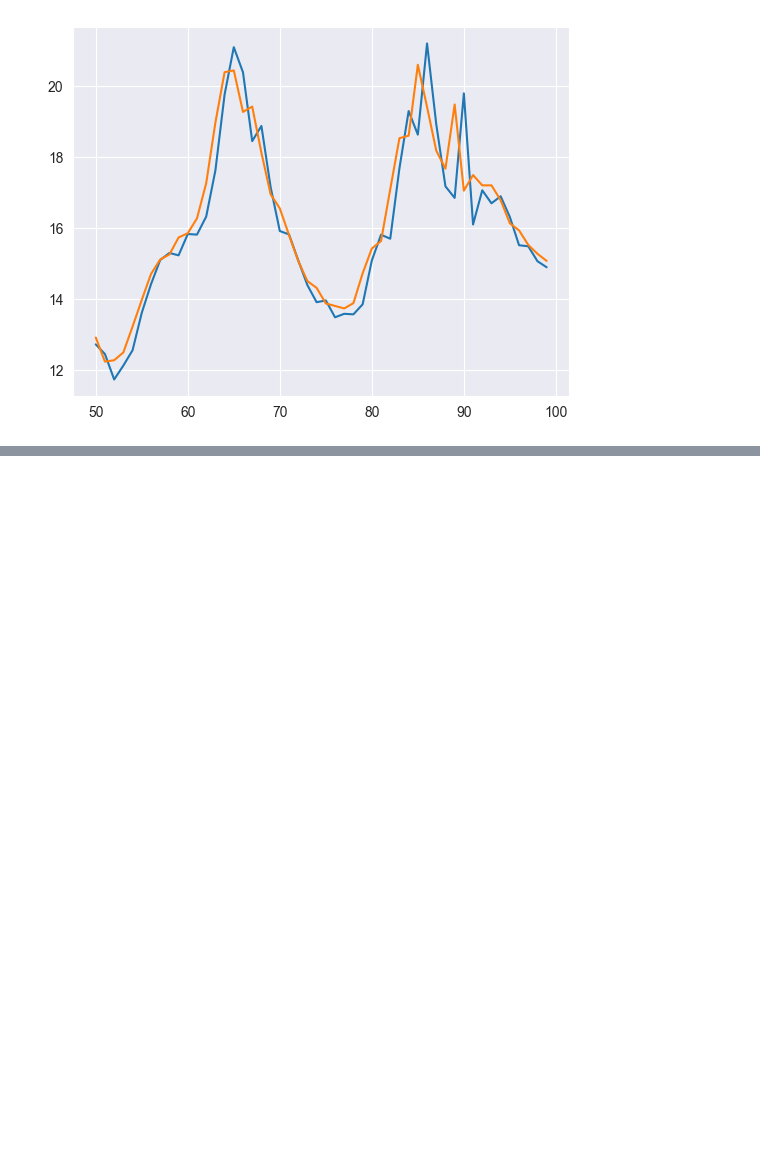
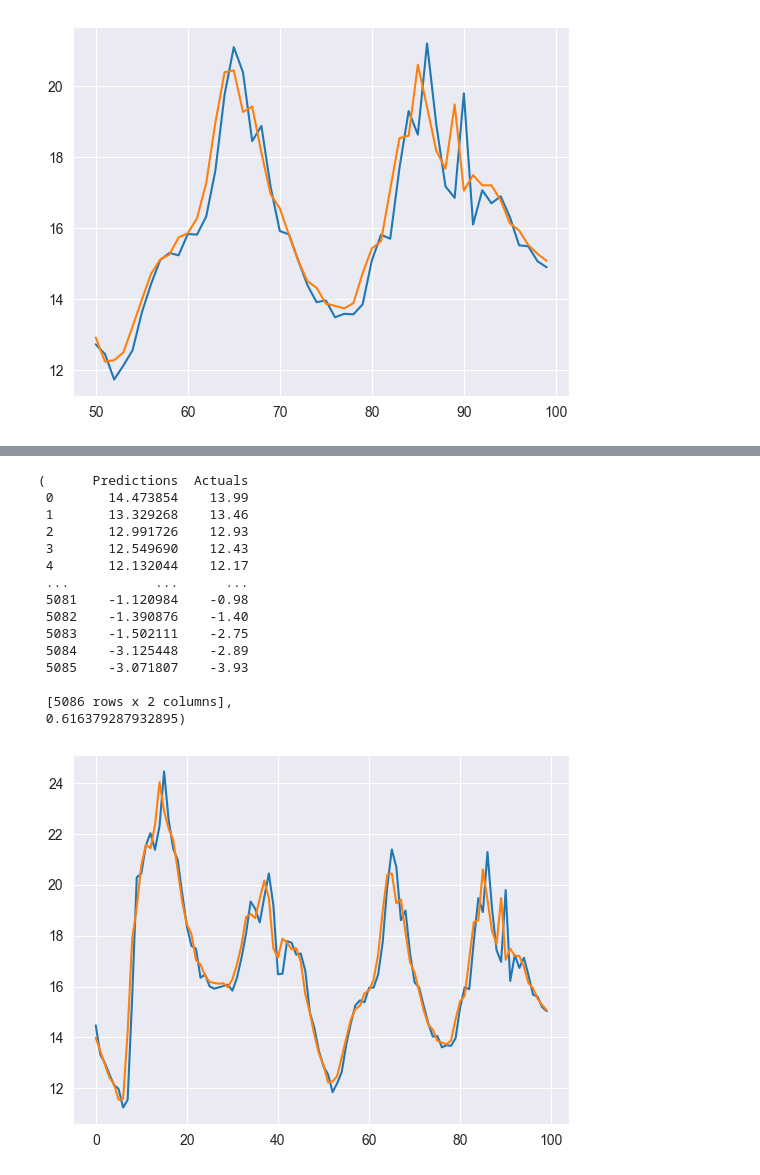
Before and after one commit to longwarriors/cumulativeAi, a Jupyter notebook: tutorials/GregHogg/LSTM_Time_Series_Forecasting.ipynb, the cells around one changed output, grey strips where cells are left out. Saved outputs shown, nothing was run; the diff lists cells and outputs as text; code cells hidden in the pictures; blank space fills up the shorter version.

```diff
--- a/tutorials/GregHogg/LSTM_Time_Series_Forecasting.ipynb
+++ b/tutorials/GregHogg/LSTM_Time_Series_Forecasting.ipynb
@@ -231,0 +306,8 @@ def plot_predictions(df, start, end, title):
+# %%
+model_3 = Sequential()
+model_3.add(InputLayer((X_train.shape[1], X_train.shape[2])))
+model_3.add(GRU(64))
+model_3.add(Dropout(0.1))
+model_3.add(Dense(8, activation='relu'))
+model_3.add(Dense(1, activation='linear'))
+model_3.summary()
@@ -231,0 +330,7 @@ def plot_predictions(df, start, end, title):
+# %%
+ckpt_3 = ModelCheckpoint('../../checkpoints/model_3_epoch-{epoch:02d}_val_loss-{val_loss:.4f}.keras',
+                         save_best_only=True,
+                         monitor='val_loss',
+                         mode='min')
+model_3.compile(loss=MeanSquaredError(), optimizer=Adam(learning_rate=0.0001), metrics=[RootMeanSquaredError()])
+model_3.fit(X_train, y_train, validation_data=(X_valid, y_valid), epochs=30, callbacks=[ckpt_3])
@@ -231,0 +356,3 @@ def plot_predictions(df, start, end, title):
+# %%
+plot_predictions(model_3, X_test, y_test)
+# %% [output]
@@ -231,0 +360,16 @@ def plot_predictions(df, start, end, title):
+(      Predictions  Actuals
+ 0       14.473854    13.99
+ 1       13.329268    13.46
+ 2       12.991726    12.93
+ 3       12.549690    12.43
+ 4       12.132044    12.17
+ ...           ...      ...
+ 5081    -1.120984    -0.98
+ 5082    -1.390876    -1.40
+ 5083    -1.502111    -2.75
+ 5084    -3.125448    -2.89
+ 5085    -3.071807    -3.93
+
+ [5086 rows x 2 columns],
+ 0.616379287932895)
+[figure, added]
```
Also changed, not shown: parts of 14 cells of this notebook.
